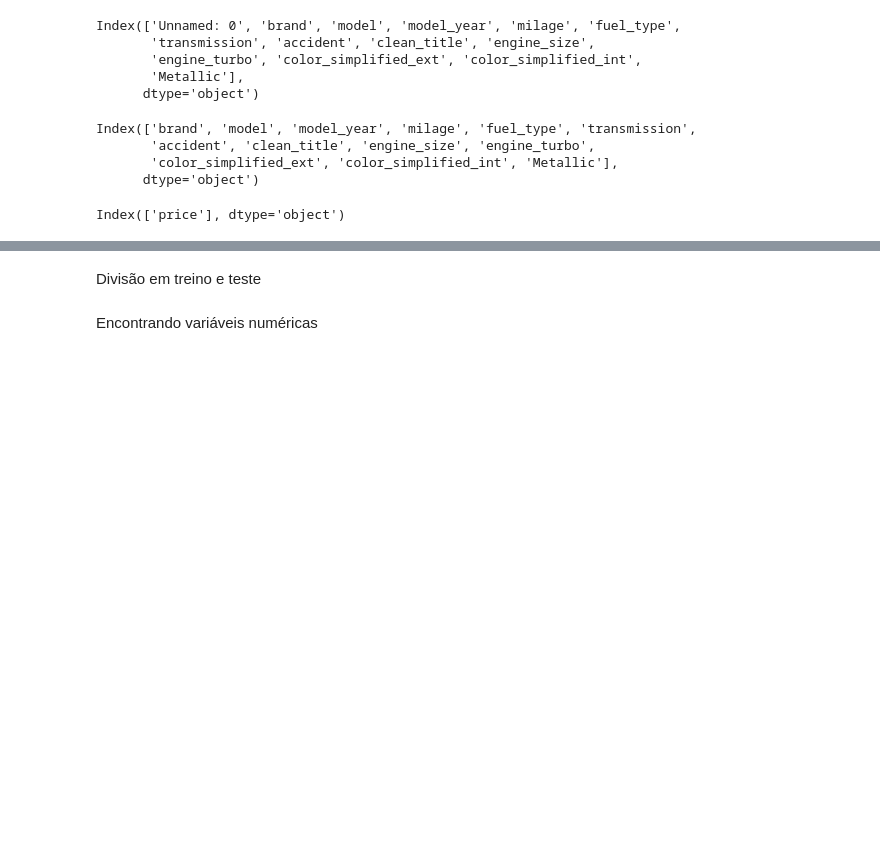
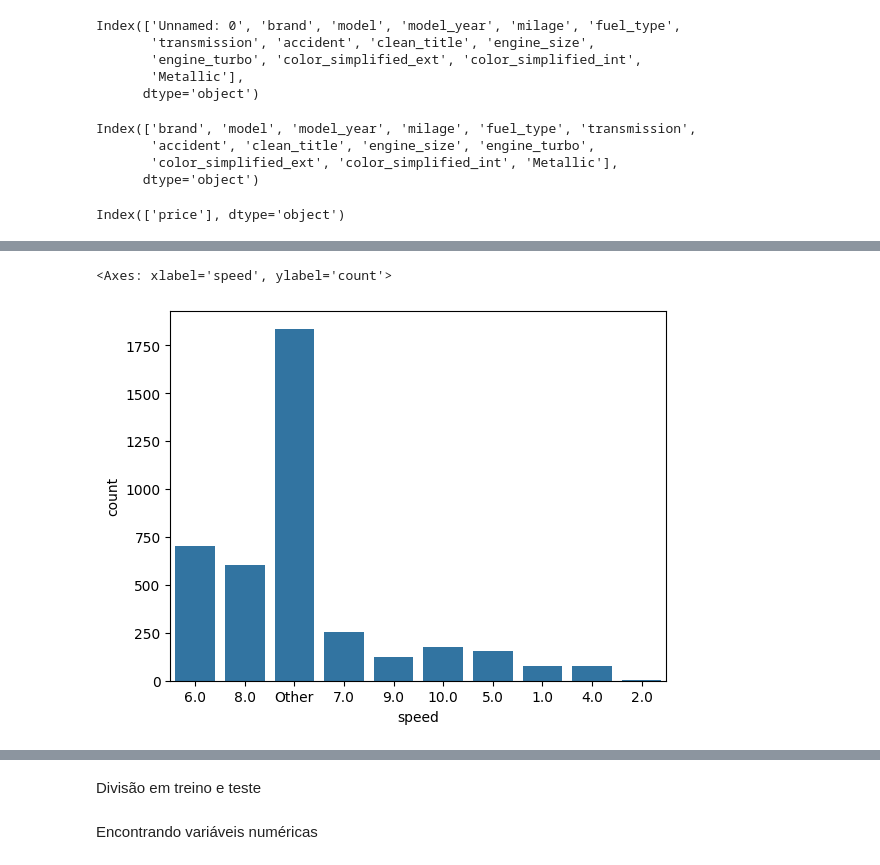
Before and after one commit to Pablo-Sant/previsao_preco_carro, a Jupyter notebook: notebooks/02-preprocessing.ipynb, the cells around one changed output, grey strips where cells are left out. Saved outputs shown, nothing was run; the diff lists cells and outputs as text; code cells hidden in the pictures; blank space fills up the shorter version.

```diff
--- a/notebooks/02-preprocessing.ipynb
+++ b/notebooks/02-preprocessing.ipynb
@@ -368,0 +507,7 @@ Index(['price'], dtype='object')
+# %%
+dataset['speed'] = (
+    dataset['transmission']
+    .str.extract(r'(\d)-Speed')
+    #.str.extract(r'(\d)-Spd')
+    .astype(float)
+)
@@ -368,0 +516,10 @@ Index(['price'], dtype='object')
+# %%
+dataset['speed'] = (
+    dataset['transmission']
+    .str.extract(r'(\d+)\s*[- ]?\s*(?:Speed|Spd)', flags=re.IGNORECASE)
+    .astype(float)
+)
+
+
+dataset['speed'] = dataset['speed'].astype(float)
+dataset['speed'] = dataset['speed'].fillna("Other")
@@ -368,0 +541,5 @@ Index(['price'], dtype='object')
+# %%
+sns.countplot(data=dataset, x=dataset['speed'])
+# %% [output]
+<Axes: xlabel='speed', ylabel='count'>
+[figure, added]
```
Also changed, not shown: parts of 22 cells of this notebook, 1 other file.
